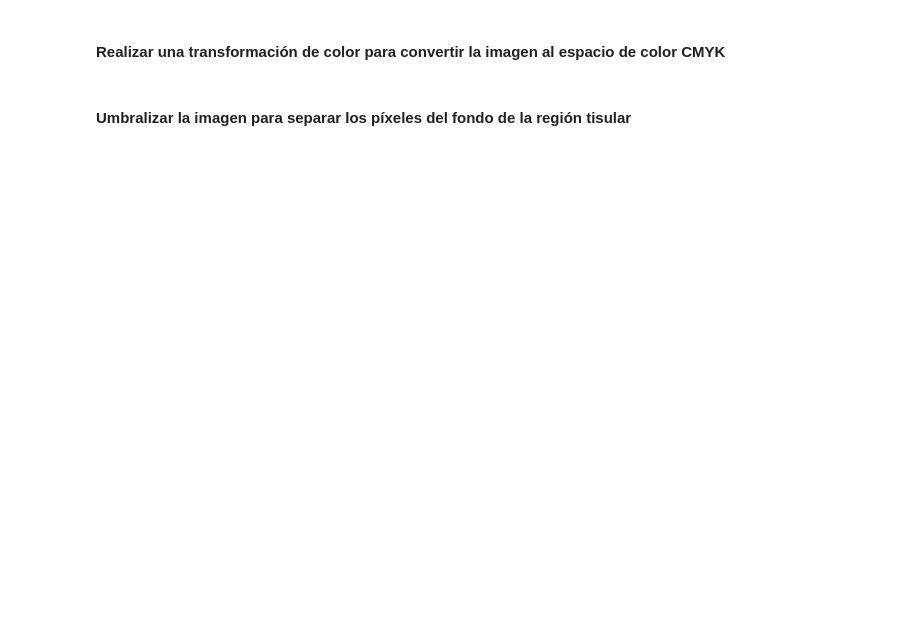
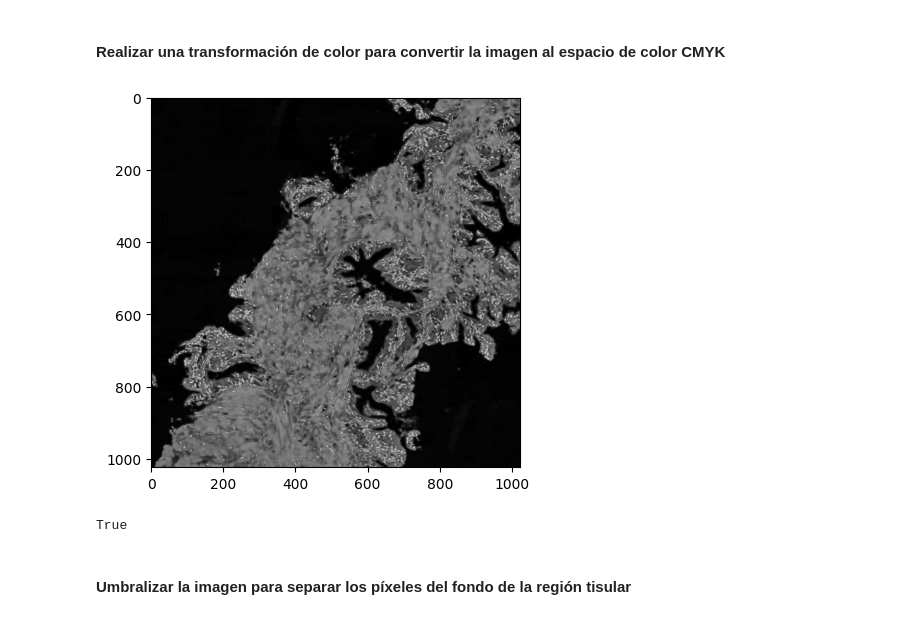
Before and after one commit to luiscargarcia/PF-IABD, a Jupyter notebook: Actividad_Final_PIA.ipynb, the cells around one changed output. Cells and saved outputs as stored; diff of their text form; code cells hidden in the pictures; blank space fills up the shorter version.

```diff
--- a/Actividad_Final_PIA.ipynb
+++ b/Actividad_Final_PIA.ipynb
@@ -25,14 +32,41 @@ plt.show()
+# %%
+# Define la función rgb2cmyk
+def rgb2cmyk(image):
+    """Convierte una imagen RGB a CMYK.
+
+    Args:
+        image: Una imagen RGB en formato numpy array.
+
+    Returns:
+        Una imagen CMYK en formato numpy array.
+    """
+    # Asegúrate de que la imagen esté en el rango [0, 1]
+    image = np.clip(image, 0, 1)
+
+    # Calcula los canales CMYK
+    k = 1 - np.max(image, axis=2)
+    c = (1 - image[..., 0] - k) / (1 - k + 1e-10)  # Maneja divisiones por cero
+    m = (1 - image[..., 1] - k) / (1 - k + 1e-10)
+    y = (1 - image[..., 2] - k) / (1 - k + 1e-10)
+
+    # Apila los canales CMYK para formar la imagen CMYK
+    cmyk = np.stack([c, m, y, k], axis=-1)
+
+    return cmyk
 # %% [markdown]
 #### Realizar una transformación de color para convertir la imagen al espacio de color CMYK
 # %%
 # 1) Extrae la componente magenta de la imagen (que corresponde a la región tisular)
 # 2) Visualiza la imagen con la librería de matplotlib.
 # 3) Guarda la imagen Magenta con cv2.imwrite con el nombre "1_imagen_magenta.png"
-image_cmyk = color.rgb2cmyk(image)
+image_cmyk = rgb2cmyk(image) # Llama a rgb2cmyk directamente
 magenta_channel = image_cmyk[:,:,1]
 plt.imshow(magenta_channel, cmap='gray')
 plt.show()
 cv2.imwrite("1_imagen_magenta.png", (magenta_channel * 255).astype(np.uint8))
+# %% [output]
+[figure, added]
+True
 # %% [markdown]
 #### Umbralizar la imagen para separar los píxeles del fondo de la región tisular
 # %%
```
Also changed, not shown: parts of 7 cells of this notebook.
